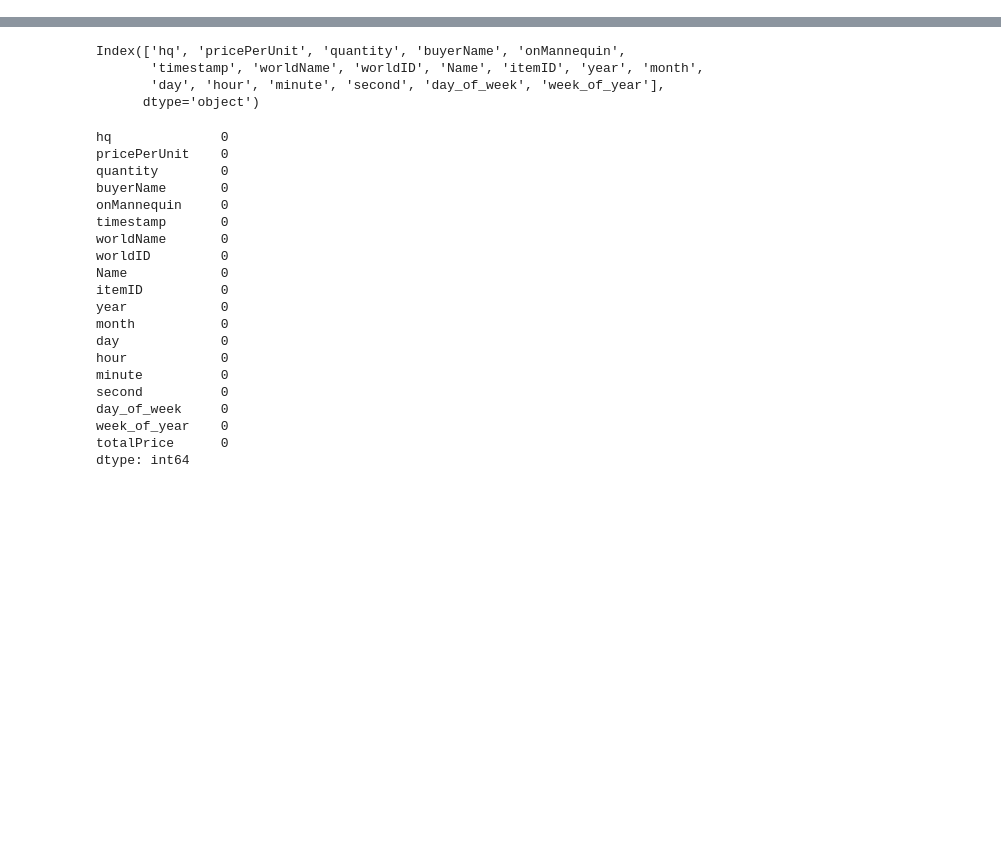
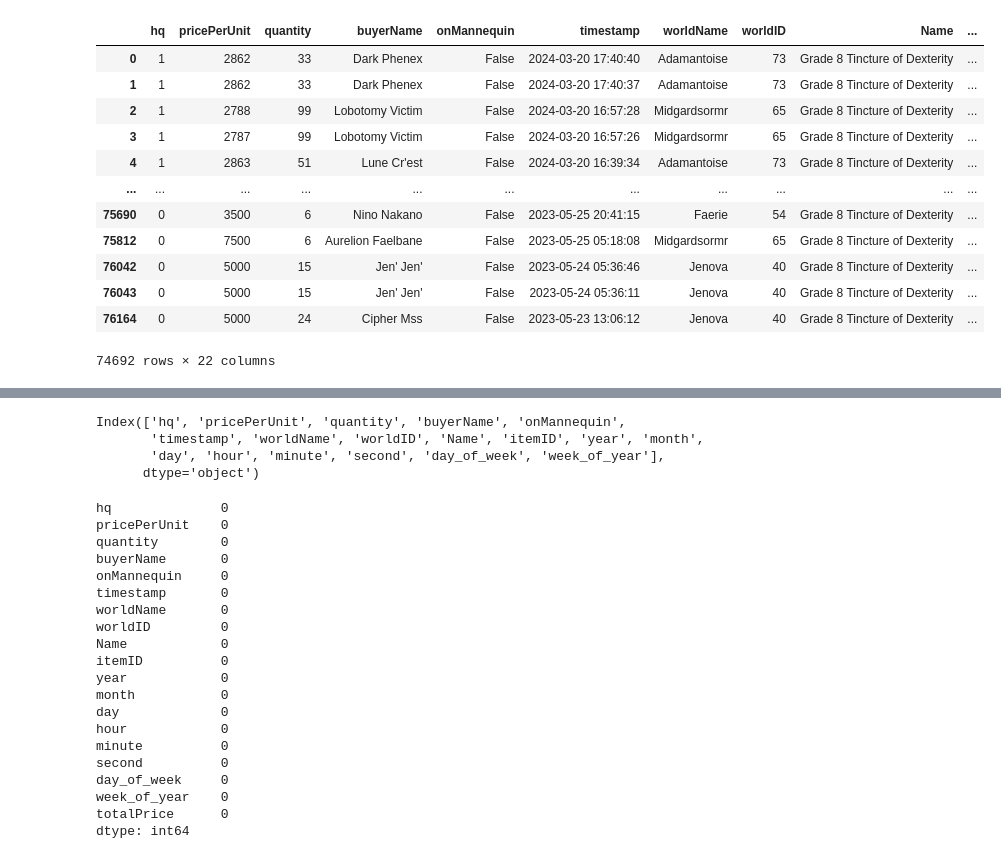
Before and after one commit to Hounder23/LHL-CAPSTONE, a Jupyter notebook: IPYNB NoteBooks/ModelBuilding.ipynb, the cells around one changed output, grey strips where cells are left out. Saved outputs shown, nothing was run; the diff lists cells and outputs as text; code cells hidden in the pictures; blank space fills up the shorter version.

```diff
--- a/IPYNB NoteBooks/ModelBuilding.ipynb
+++ b/IPYNB NoteBooks/ModelBuilding.ipynb
@@ -27,0 +51,16 @@ strength_tincture_market.head()
+# %%
+dexterity_tincture_market
+# %% [output]
+|  | hq | pricePerUnit | quantity | buyerName | onMannequin | timestamp | worldName | worldID | Name | ... |
+| 0 | 1 | 2862 | 33 | Dark Phenex | False | 2024-03-20 17:40:40 | Adamantoise | 73 | Grade 8 Tincture of Dexterity | ... |
+| 1 | 1 | 2862 | 33 | Dark Phenex | False | 2024-03-20 17:40:37 | Adamantoise | 73 | Grade 8 Tincture of Dexterity | ... |
+| 2 | 1 | 2788 | 99 | Lobotomy Victim | False | 2024-03-20 16:57:28 | Midgardsormr | 65 | Grade 8 Tincture of Dexterity | ... |
+| 3 | 1 | 2787 | 99 | Lobotomy Victim | False | 2024-03-20 16:57:26 | Midgardsormr | 65 | Grade 8 Tincture of Dexterity | ... |
+| 4 | 1 | 2863 | 51 | Lune Cr'est | False | 2024-03-20 16:39:34 | Adamantoise | 73 | Grade 8 Tincture of Dexterity | ... |
+| ... | ... | ... | ... | ... | ... | ... | ... | ... | ... | ... |
+| 75690 | 0 | 3500 | 6 | Nino Nakano | False | 2023-05-25 20:41:15 | Faerie | 54 | Grade 8 Tincture of Dexterity | ... |
+| 75812 | 0 | 7500 | 6 | Aurelion Faelbane | False | 2023-05-25 05:18:08 | Midgardsormr | 65 | Grade 8 Tincture of Dexterity | ... |
+| 76042 | 0 | 5000 | 15 | Jen' Jen' | False | 2023-05-24 05:36:46 | Jenova | 40 | Grade 8 Tincture of Dexterity | ... |
+| 76043 | 0 | 5000 | 15 | Jen' Jen' | False | 2023-05-24 05:36:11 | Jenova | 40 | Grade 8 Tincture of Dexterity | ... |
+| 76164 | 0 | 5000 | 24 | Cipher Mss | False | 2023-05-23 13:06:12 | Jenova | 40 | Grade 8 Tincture of Dexterity | ... |
+74692 rows × 22 columns
```
Also changed, not shown: parts of 19 cells of this notebook.
